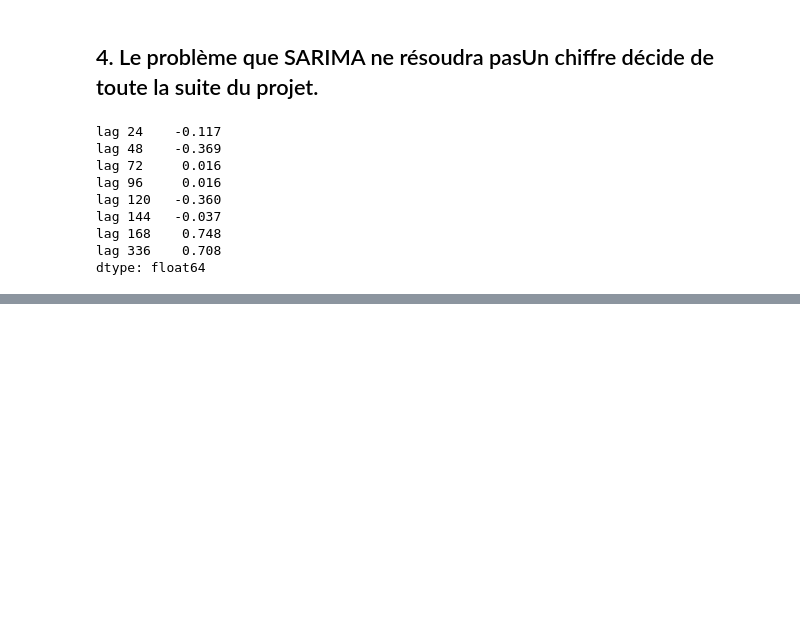
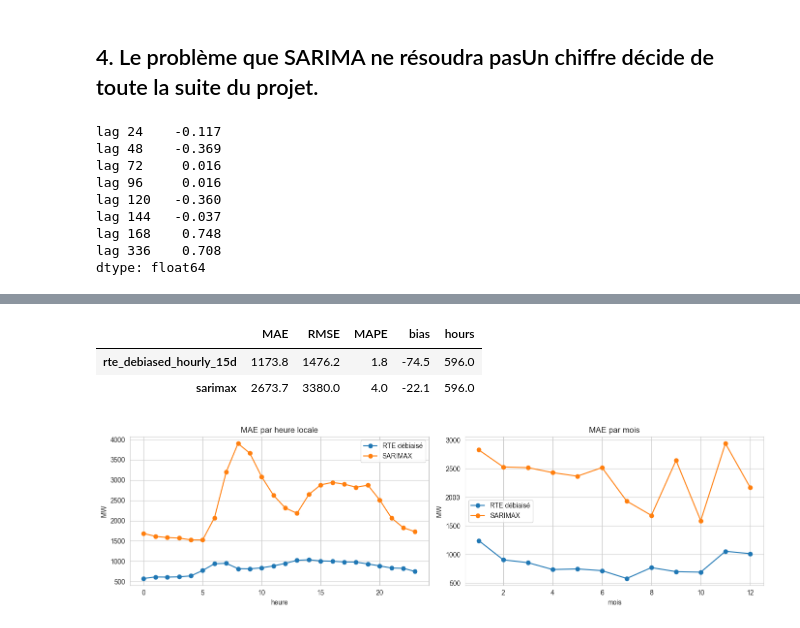
Before and after one commit to JuliusHayter/time_series_m2, a Jupyter notebook: notebooks/03_sarima.ipynb, the cells around one changed output, grey strips where cells are left out. Saved outputs shown, nothing was run; the diff lists cells and outputs as text; code cells hidden in the pictures; blank space fills up the shorter version.

Commit message:
ADD: SARIMAX test forecasts and evaluation in notebook 03
SARIMAX scores 2407 MW MAE on the test split against 845 MW for the
hourly-debiased RTE baseline. The notebook documents where it fails.

```diff
--- a/notebooks/03_sarima.ipynb
+++ b/notebooks/03_sarima.ipynb
@@ -134,0 +187,18 @@ Après avoir différencié deux fois, l'autocorrélation au **lag 168 reste à 0
+# %%
+from time_series_m2.baselines.naive import all_baselines
+from time_series_m2.utils.metrics import by_hour, by_month, on_peaks, score_table
+
+sarimax = pd.read_csv('../results/sarima/sarimax_test.csv', index_col=0).iloc[:, 0]
+sarimax.index = pd.to_datetime(sarimax.index, utc=True).tz_convert('Europe/Paris')
+
+in_test = mask(df.index, 'test')
+actual = df.loc[in_test, 'load_mw']
+preds = {name: s[in_test] for name, s in all_baselines(df).items()}
+preds['sarimax'] = sarimax.reindex(actual.index)
+
+# one common set of hours for every row (RTE is not published at the DST hour)
+common = pd.concat(preds, axis=1).notna().all(axis=1)
+actual = actual[common]
+preds = {name: s[common] for name, s in preds.items()}
+
+score_table(actual, preds, reference='rte_debiased_hourly_15d').round(1)
@@ -134,0 +212,21 @@ Après avoir différencié deux fois, l'autocorrélation au **lag 168 reste à 0
+# %%
+rte, sar = preds['rte_debiased_hourly_15d'], preds['sarimax']
+peaks = pd.DataFrame({'rte_debiased_hourly_15d': on_peaks(actual, rte), 'sarimax': on_peaks(actual, sar)}).T
+peaks[['MAE', 'RMSE', 'MAPE', 'bias', 'hours']].round(1)
+# %% [output]
+|  | MAE | RMSE | MAPE | bias | hours |
+| rte_debiased_hourly_15d | 1173.8 | 1476.2 | 1.8 | -74.5 | 596.0 |
+| sarimax | 2673.7 | 3380.0 | 4.0 | -22.1 | 596.0 |
+# %%
+fig, axes = plt.subplots(1, 2, figsize=(14, 4))
+
+hour = pd.DataFrame({'RTE débiaisé': by_hour(actual, rte), 'SARIMAX': by_hour(actual, sar)})
+hour.plot(ax=axes[0], marker='o', title='MAE par heure locale')
+axes[0].set(xlabel='heure', ylabel='MW')
+
+month = pd.DataFrame({'RTE débiaisé': by_month(actual, rte), 'SARIMAX': by_month(actual, sar)})
+month.plot(ax=axes[1], marker='o', title='MAE par mois')
+axes[1].set(xlabel='mois', ylabel='MW')
+plt.tight_layout()
+# %% [output]
+[figure, added]
```
Also changed, not shown: parts of 7 cells of this notebook, 1 other file.
